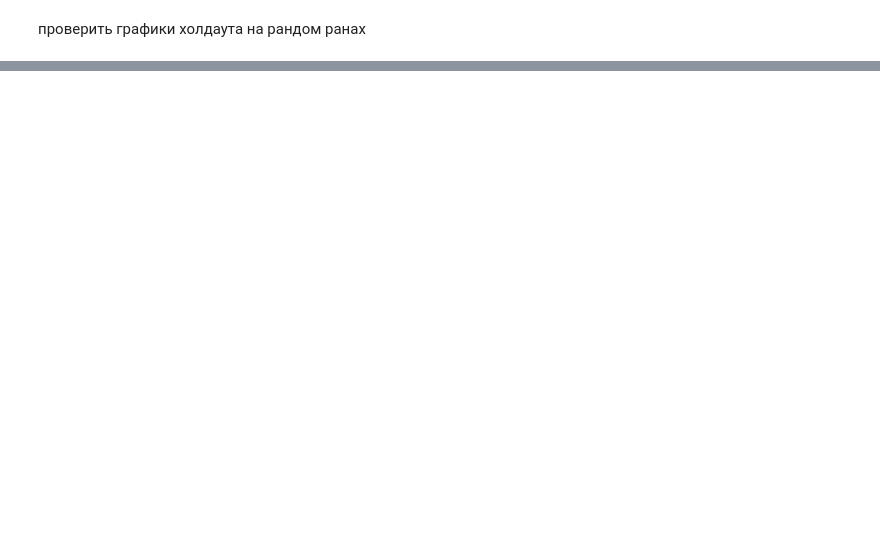
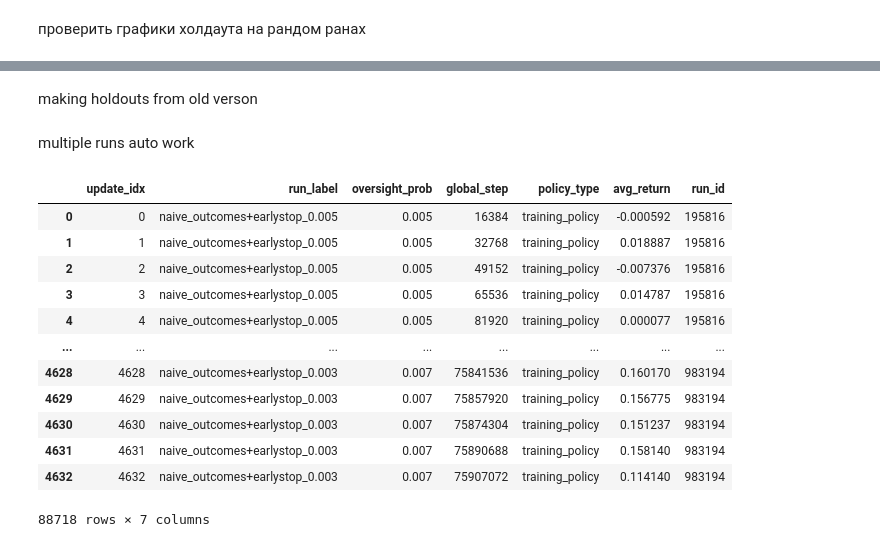
Before and after one commit to makataomu/gradient-routing, a Jupyter notebook: testing.ipynb, the cells around one changed output, grey strips where cells are left out. Cells and saved outputs as stored; diff of their text form; code cells hidden in the pictures; blank space fills up the shorter version.

```diff
--- a/testing.ipynb
+++ b/testing.ipynb
@@ -197,0 +224,28 @@ plt.tight_layout()
+# %% [markdown]
+making holdouts from old verson
+# %%
+import pandas as pd
+import matplotlib.pyplot as plt
+import glob
+import os
+import projects.minigrid_repro.analysis_utils as a_utils
+
+import glob
+import pandas as pd
+
+experiment_dir = r"C:\Users\77019\Desktop\code\rl_ai_safety\gradient-routing\projects\minigrid_repro\data\rnd_hps"
+description = experiment_name = "rnd_hp"
+smooth_amt = 1
+
+import os
+import pandas as pd
+import glob
+import matplotlib.pyplot as plt
+
+# Load all train_results
+train_files = glob.glob(os.path.join(experiment_dir, "train_results*.csv"))
+train_res = pd.concat([pd.read_csv(f) for f in train_files])
+
+# Load all eval_results
+eval_files = glob.glob(os.path.join(experiment_dir, "eval_results*.csv"))
+eval_res = pd.concat([pd.read_csv(f) for f in eval_files])
@@ -197,0 +330,24 @@ plt.tight_layout()
+# %% [markdown]
+multiple runs auto work
+# %%
+combine = True
+
+eval_files = glob.glob(os.path.join(experiment_dir, "eval_results*.csv"))
+eval_dfs = [pd.read_csv(file) for file in eval_files]
+eval_res = pd.concat(eval_dfs)
+# %%
+eval_res
+# %% [output]
+|  | update_idx | run_label | oversight_prob | global_step | policy_type | avg_return | run_id |
+| 0 | 0 | naive_outcomes+earlystop_0.005 | 0.005 | 16384 | training_policy | -0.000592 | 195816 |
+| 1 | 1 | naive_outcomes+earlystop_0.005 | 0.005 | 32768 | training_policy | 0.018887 | 195816 |
+| 2 | 2 | naive_outcomes+earlystop_0.005 | 0.005 | 49152 | training_policy | -0.007376 | 195816 |
+| 3 | 3 | naive_outcomes+earlystop_0.005 | 0.005 | 65536 | training_policy | 0.014787 | 195816 |
+| 4 | 4 | naive_outcomes+earlystop_0.005 | 0.005 | 81920 | training_policy | 0.000077 | 195816 |
+| ... | ... | ... | ... | ... | ... | ... | ... |
+| 4628 | 4628 | naive_outcomes+earlystop_0.003 | 0.007 | 75841536 | training_policy | 0.160170 | 983194 |
+| 4629 | 4629 | naive_outcomes+earlystop_0.003 | 0.007 | 75857920 | training_policy | 0.156775 | 983194 |
+| 4630 | 4630 | naive_outcomes+earlystop_0.003 | 0.007 | 75874304 | training_policy | 0.151237 | 983194 |
+| 4631 | 4631 | naive_outcomes+earlystop_0.003 | 0.007 | 75890688 | training_policy | 0.158140 | 983194 |
+| 4632 | 4632 | naive_outcomes+earlystop_0.003 | 0.007 | 75907072 | training_policy | 0.114140 | 983194 |
+88718 rows × 7 columns
```
Also changed, not shown: parts of 15 cells of this notebook, 2 other files.
